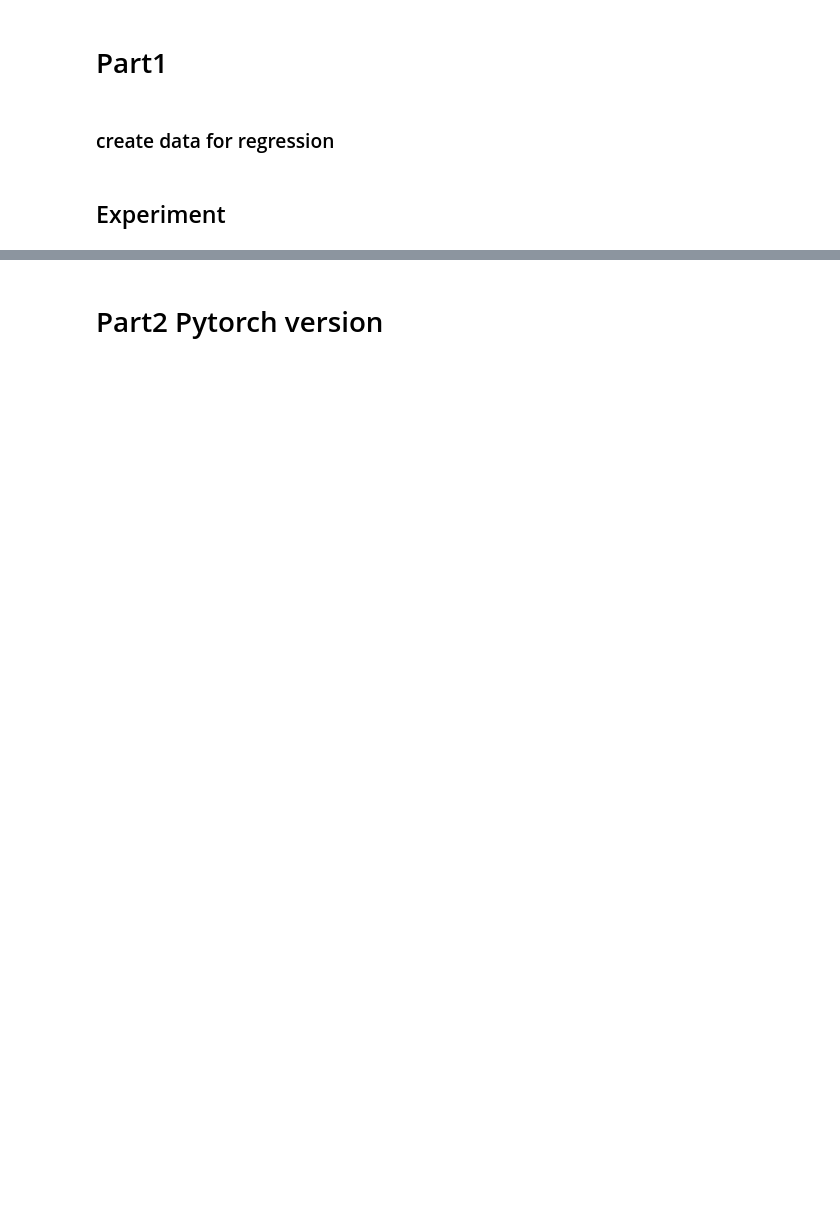
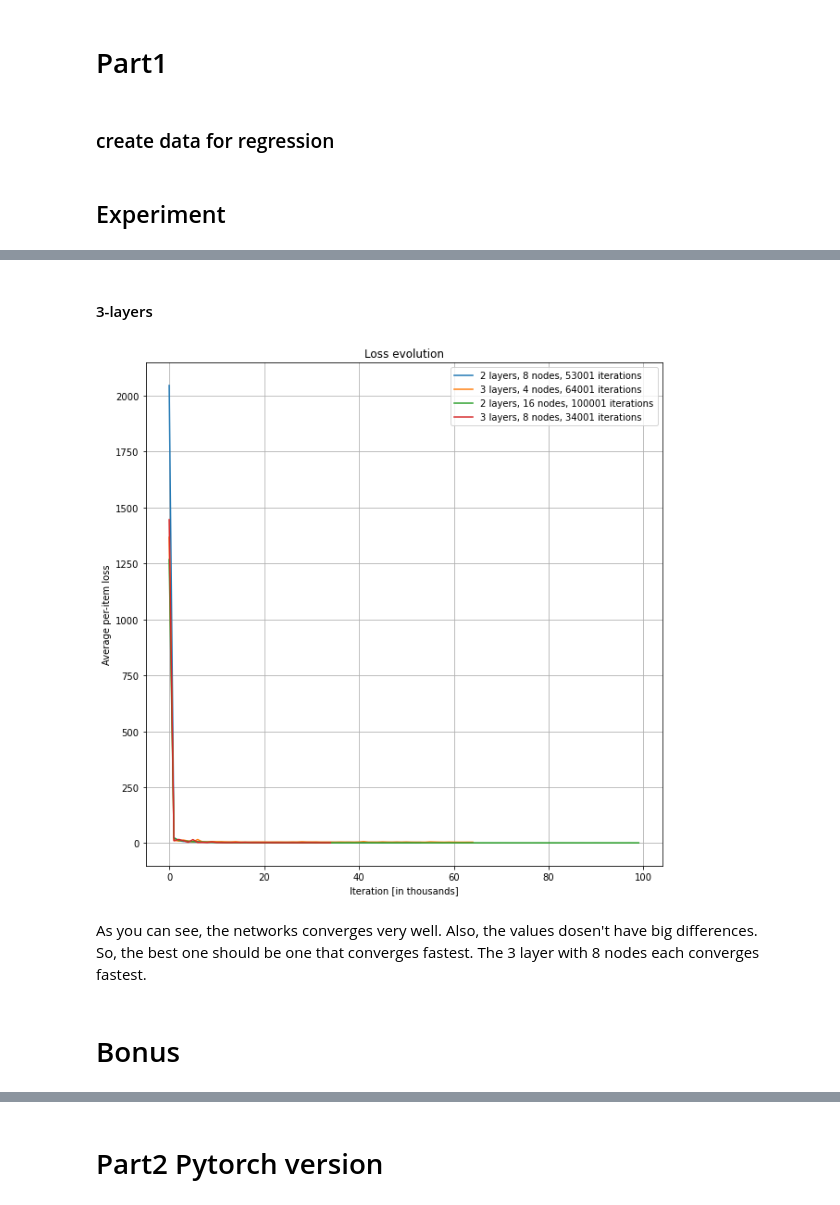
Before and after one commit to 2U1/NN, a Jupyter notebook: Assignment2/modified_threelayer.ipynb, the cells around one changed output, grey strips where cells are left out. Cells and saved outputs as stored; diff of their text form; code cells hidden in the pictures; blank space fills up the shorter version.

```diff
--- a/Assignment2/modified_threelayer.ipynb
+++ b/Assignment2/modified_threelayer.ipynb
@@ -302,0 +325,2 @@ for i in range(10):
+# %%
+earliest_stop2 = min(list(result.values()), key=lambda x: x['last_iter'])
@@ -303 +351,47 @@ for i in range(10):
+# %%
+earliest_stop3 = min(list(result.values()), key=lambda x: x['last_iter'])
+# %% [markdown]
+#### 3-layers
+# %%
+result = {}
+
+config4 = {}
+config4['learning_rate'] = 0.001
+config4['activation_function'] = "relu"
+config4['hidden_layers_num'] = 3
+config4['hidden_nodes_num'] = [8,8]
+config4['reg_lambda'] = 0.01
+config4['epochs'] = 100000
+config4['sgd'] = False
+config4['regularization'] = False
+
+
+for i in range(10):
+    model, losses, last_iter = experiment(X, y, config4)
+    result[i] = {}
+    result[i]['model'] = model
+    result[i]['losses'] = losses
+    result[i]['last_iter'] = last_iter
+# %%
+earliest_stop4 = min(list(result.values()), key=lambda x: x['last_iter'])
+# %%
+plt.figure(figsize=(10,10))
+# plt.plot(losses)
+plt.plot(earliest_stop1['losses'], label='2 layers, 8 nodes, {} iterations'.format(earliest_stop1['last_iter']))
+plt.plot(earliest_stop2['losses'], label='3 layers, 4 nodes, {} iterations'.format(earliest_stop2['last_iter']))
+plt.plot(earliest_stop3['losses'], label='2 layers, 16 nodes, {} iterations'.format(earliest_stop3['last_iter']))
+plt.plot(earliest_stop4['losses'], label='3 layers, 8 nodes, {} iterations'.format(earliest_stop4['last_iter']))
+plt.xlabel('Iteration [in thousands]')
+plt.ylabel('Average per-item loss')
+plt.title('Loss evolution')
+plt.legend(loc='upper right')
+plt.grid()
+plt.show()
+# %% [output]
+[figure, added]
+# %% [markdown]
+As you can see, the networks converges very well. Also, the values dosen't have big differences.<br>
+So, the best one should be one that converges fastest. The 3 layer with 8 nodes each converges fastest.
+# %% [markdown]
+# Bonus
 # %%
```
Also changed, not shown: parts of 41 cells of this notebook.
